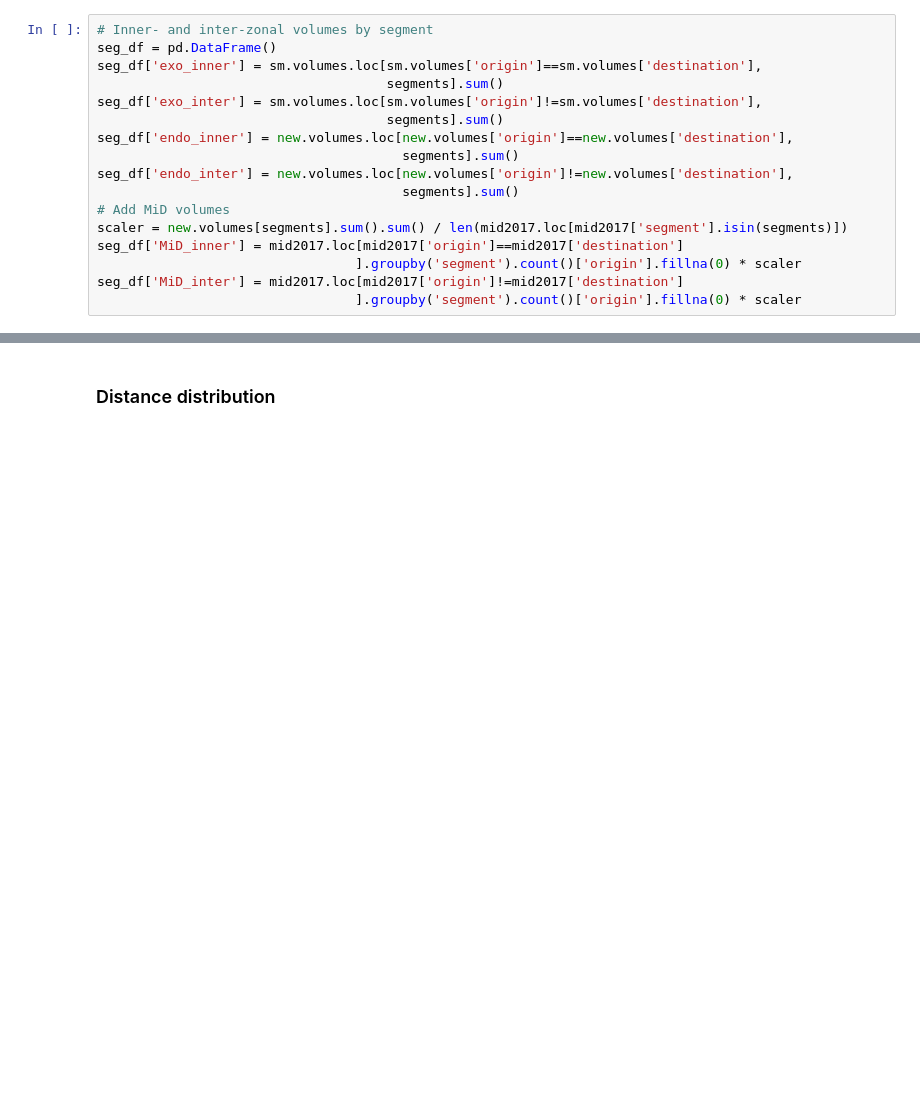
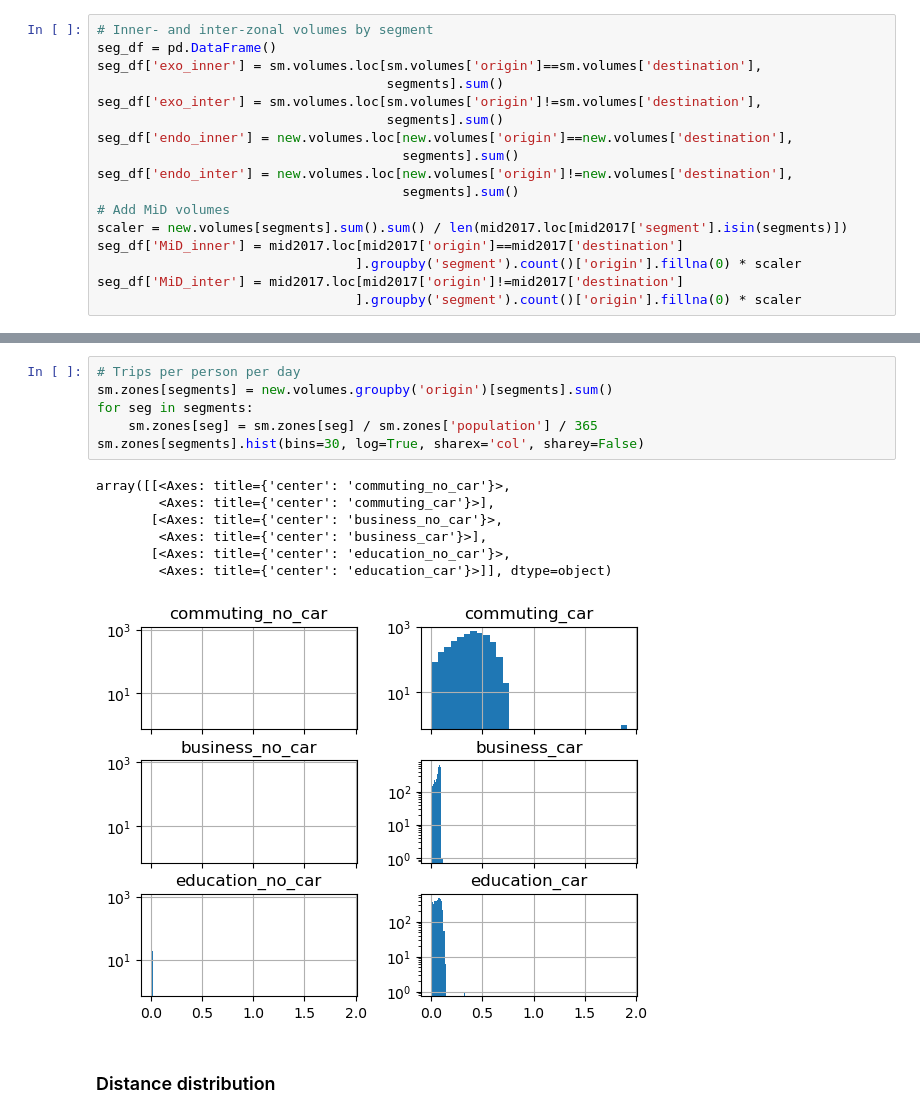
Before and after one commit to marlinarnz/quetzal_germany, a Jupyter notebook: notebooks/val_volumes.ipynb, the cells around one changed output, grey strips where cells are left out. Saved outputs shown, nothing was run; the diff lists cells and outputs as text; blank space fills up the shorter version.

```diff
--- a/notebooks/val_volumes.ipynb
+++ b/notebooks/val_volumes.ipynb
@@ -159,4 +159,18 @@ education_car       0.380
 dtype: float64
+# %%
+# Trips per person per day
+sm.zones[segments] = new.volumes.groupby('origin')[segments].sum()
+for seg in segments:
+    sm.zones[seg] = sm.zones[seg] / sm.zones['population'] / 365
+sm.zones[segments].hist(bins=30, log=True, sharex='col', sharey=False)
+# %% [output]
+array([[<Axes: title={'center': 'commuting_no_car'}>,
+        <Axes: title={'center': 'commuting_car'}>],
+       [<Axes: title={'center': 'business_no_car'}>,
+        <Axes: title={'center': 'business_car'}>],
+       [<Axes: title={'center': 'education_no_car'}>,
+        <Axes: title={'center': 'education_car'}>]], dtype=object)
+[figure, added]
 # %% [markdown]
 ### Distance distribution
 # %%
```
Also changed, not shown: parts of 8 cells of this notebook, 3 other files.
